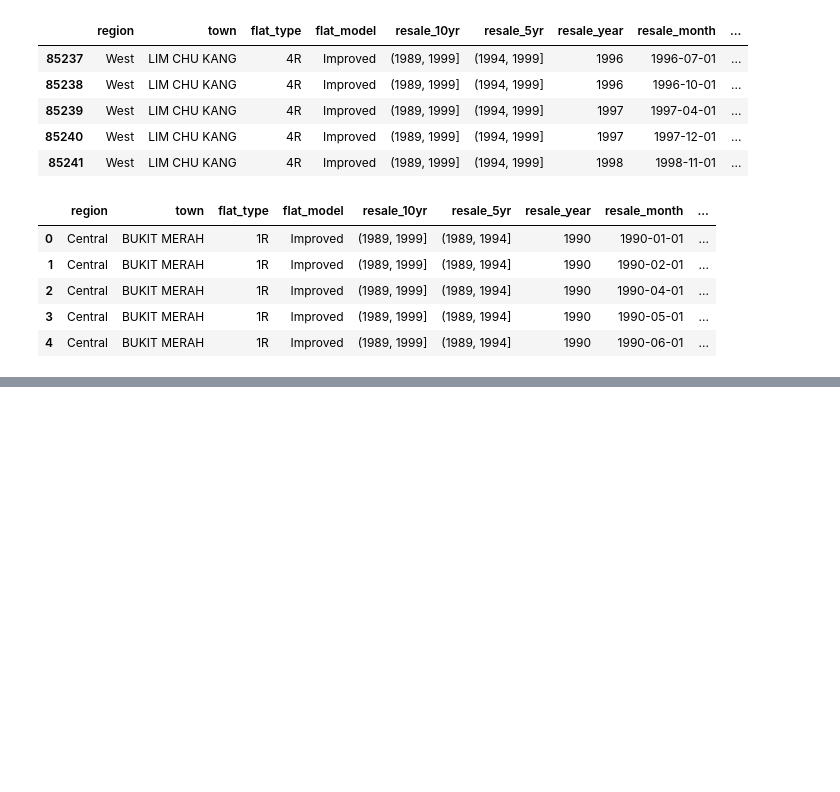
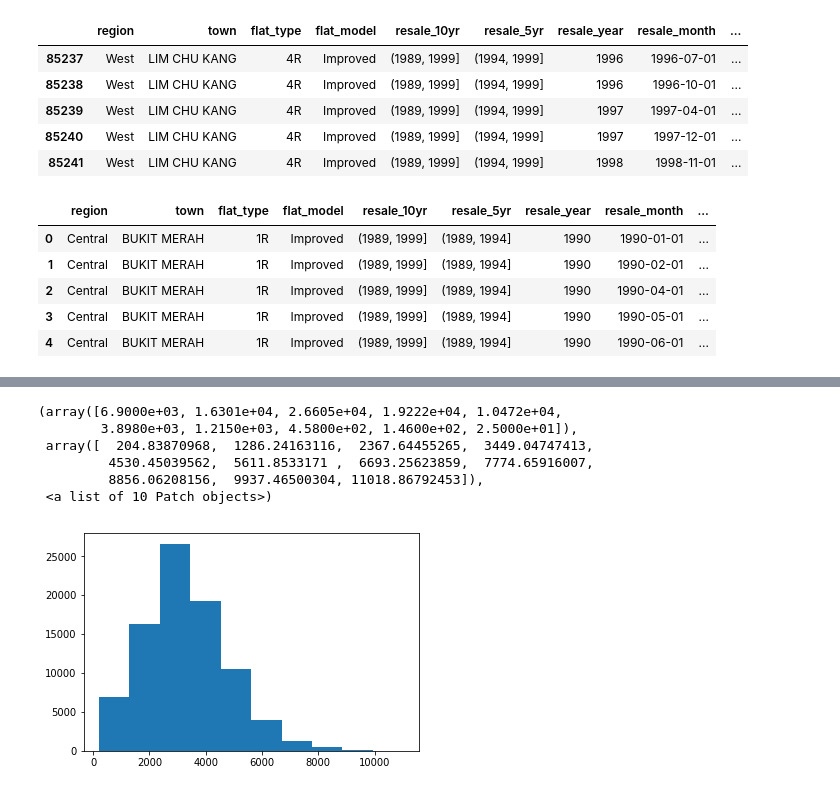
Before and after one commit to ravi-gopalan/singapore_hdb_price_analysis, a Jupyter notebook: singapore_hdb_resale_transactions.ipynb, the cells around one changed output, grey strips where cells are left out. Cells and saved outputs as stored; diff of their text form; code cells hidden in the pictures; blank space fills up the shorter version.

```diff
--- a/singapore_hdb_resale_transactions.ipynb
+++ b/singapore_hdb_resale_transactions.ipynb
@@ -1133,0 +1107,10 @@ df_updated.head()
+# %%
+plt.hist(df_updated['psm_avg'])
+# %% [output]
+(array([6.9000e+03, 1.6301e+04, 2.6605e+04, 1.9222e+04, 1.0472e+04,
+        3.8980e+03, 1.2150e+03, 4.5800e+02, 1.4600e+02, 2.5000e+01]),
+ array([  204.83870968,  1286.24163116,  2367.64455265,  3449.04747413,
+         4530.45039562,  5611.8533171 ,  6693.25623859,  7774.65916007,
+         8856.06208156,  9937.46500304, 11018.86792453]),
+ <a list of 10 Patch objects>)
+[figure, added]
```
Also changed, not shown: parts of 11 cells of this notebook.
